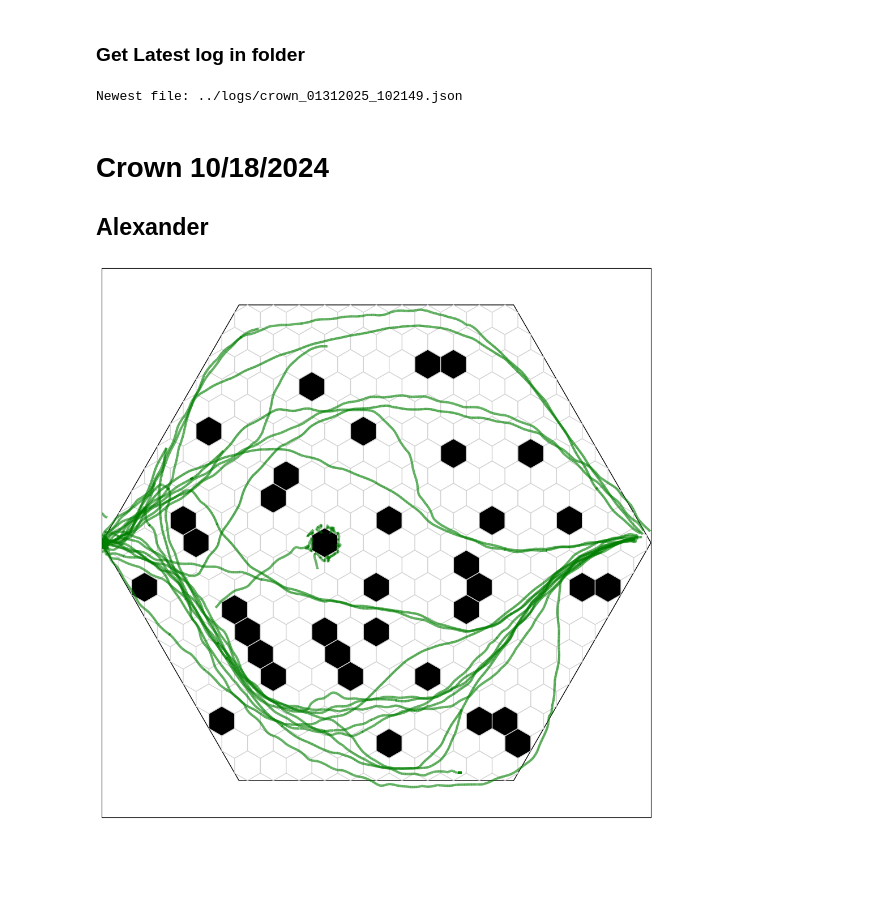
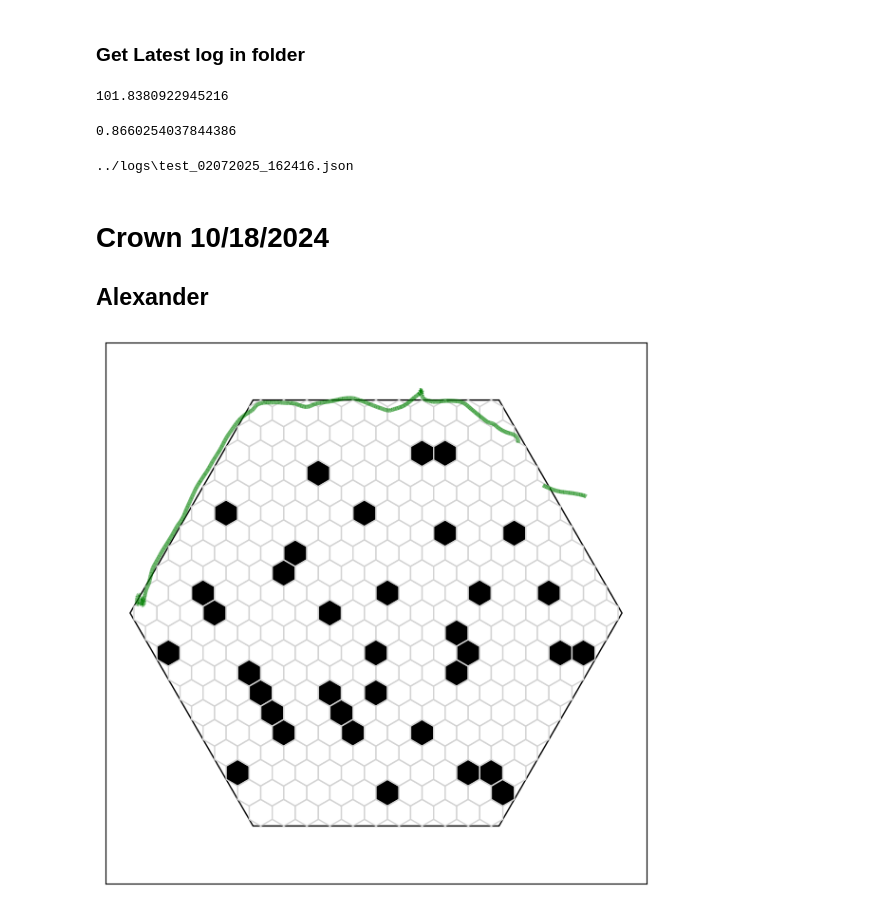
Before and after one commit to felixmaldonadoos/CellworldServer, a Jupyter notebook: python/visualization/plotting.ipynb, the cells around one changed output. Saved outputs shown, nothing was run; the diff lists cells and outputs as text; code cells hidden in the pictures; blank space fills up the shorter version.

Commit message:
added experiment replay (not done)

```diff
--- a/python/visualization/plotting.ipynb
+++ b/python/visualization/plotting.ipynb
@@ -23,14 +25,25 @@ data.load_from_file(file)
 # %% [markdown]
 ### Get Latest log in folder
+# %%
+import math
+d = 235.185 * 1 # diam * scale
+s = d / 2 # side length
+a = s * math.sqrt(3) / 2
+print(a)
+sa = a / s
+sa
+math.sqrt(3) / 2
+# %% [output]
+101.8380922945216
+0.8660254037844386
 # %%
-def get_newest_file_in_folder(folder_path, extension="*"):
+def get_newest_file_in_folder(folder_path:str='../logs', extension="*."):
     import os
     import glob
     if extension == "*":
         search_pattern = os.path.join(folder_path, "*")
     else:
         search_pattern = os.path.join(folder_path, f"*.{extension}")
-
     files = glob.glob(search_pattern)
     if not files:
         return None
@@ -41,29 +54,28 @@ def get_newest_file_in_folder(folder_path, extension="*"):
 folder_path = "../logs"  # Replace with the path to your folder
 extension = "json"  # Replace with the desired file extension (e.g., 'txt', 'jpg', 'py')
 newest_file = get_newest_file_in_folder(folder_path, extension)
-if newest_file:
-  file = newest_file
-  print(f"Newest file: {file}")
-else:
-  print("No files found!")
+print(newest_file)
 # %% [output]
-Newest file: ../logs/crown_01312025_102149.json
+../logs\test_02072025_162416.json
 # %% [markdown]
 # Crown 10/18/2024
 ## Alexander
 # %%
 import cellworld as cw
+import math
+file = get_newest_file_in_folder("../logs", "json")
 occlusions = '21_05'
 w = cw.World.get_from_parameters_names('hexagonal',"canonical",occlusions)
-d = cw.Display(w, fig_size=(10,10), padding=0, cell_edge_color="lightgrey", background_color="white", habitat_edge_color="black")
-exp = cw.Experiment.load_from_file(newest_file)
+d = cw.Display(w, fig_size=(6,6), padding=0.1, cell_edge_color="lightgrey", background_color="white", habitat_edge_color="black")
+exp = cw.Experiment.load_from_file(file)
 
 for episode in exp.episodes:
   t = episode.trajectories
   ht = t.get_agent_trajectory('prey')
   d.add_trajectories(ht, colors = {'prey': 'green'}, alphas = {'prey': 0.7})
+  # d.ax.plot(ht.get('location').get('x'), [((y*math.sqrt(3)*0.5)  + 0.5-math.sqrt(3)/4) for y in ht.get('location').get('y')], color='green', alpha=0.7)
 # %% [output]
-[figure, old version]
+[figure, new version]
 # %%
 ## show summary info of trajectories
 # show time steps
```
Also changed, not shown: parts of 1 cell of this notebook, 2 other files.
